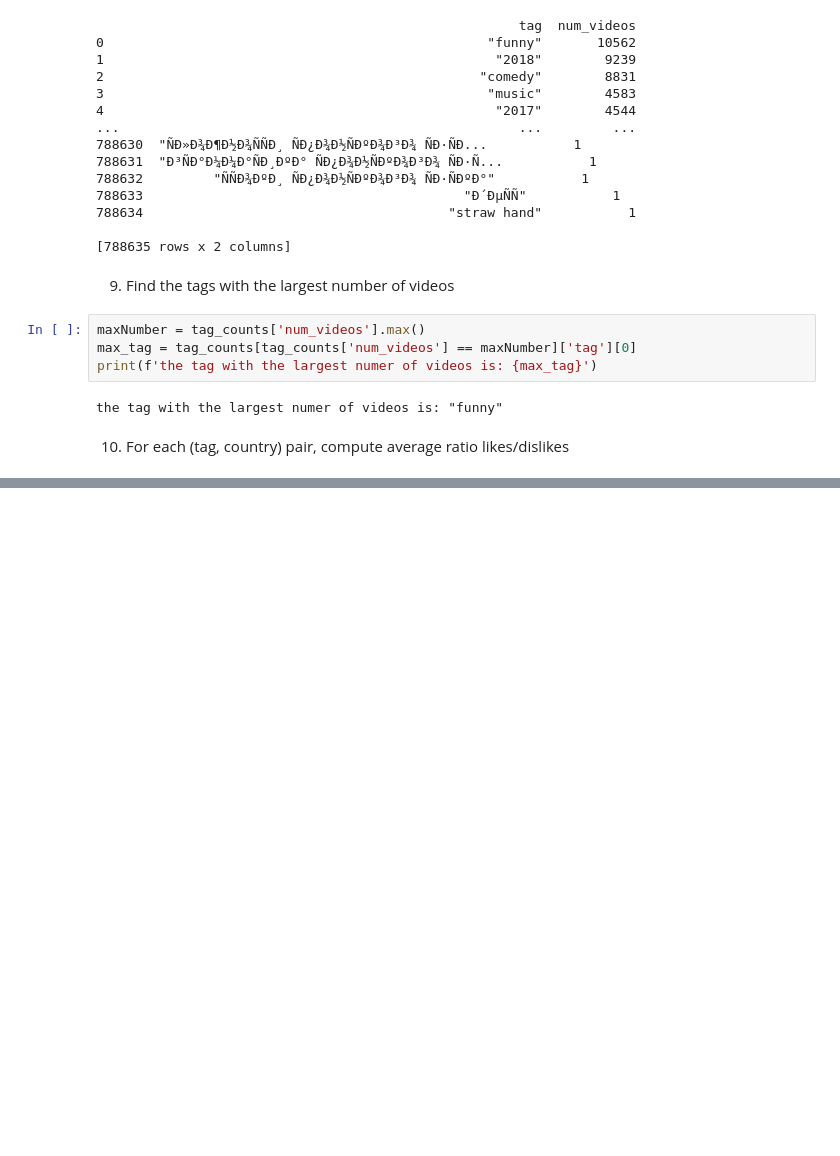
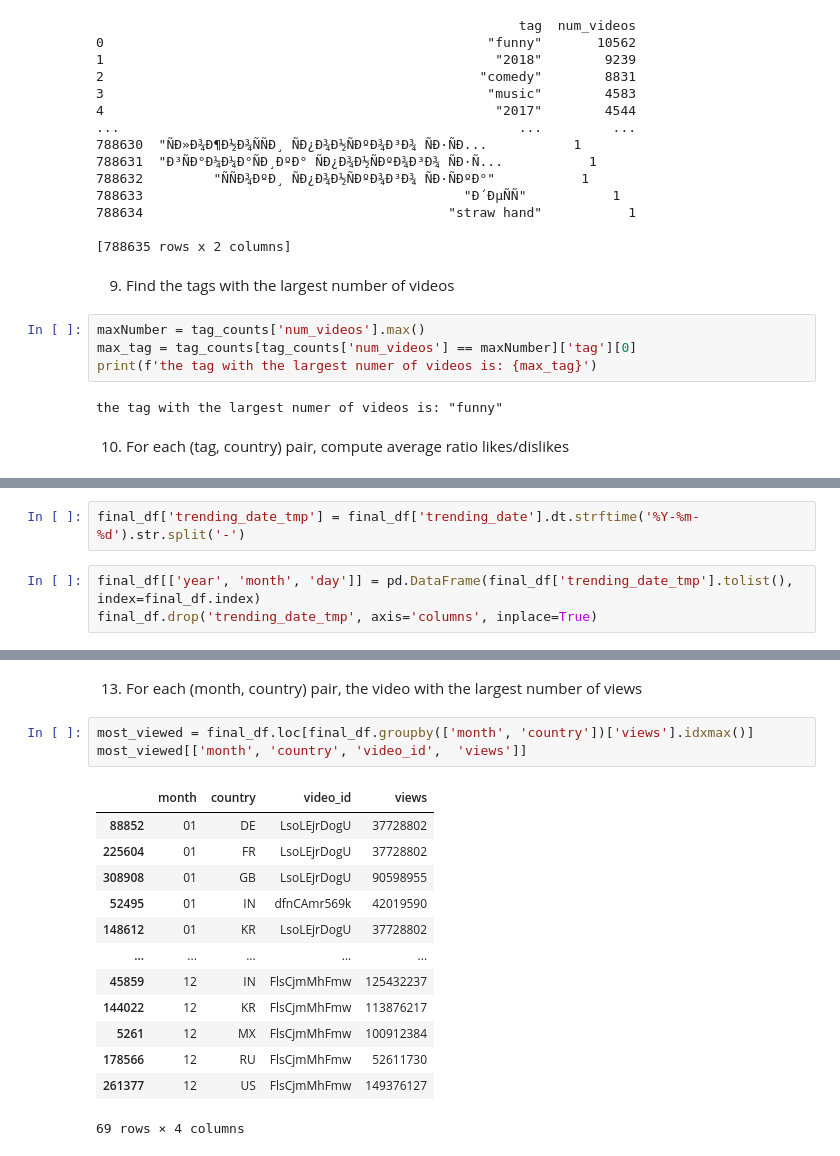
Before and after one commit to pietromaggioni/Foundation-of-Computer-Science-Project---UNIMIB, a Jupyter notebook: FCS-project.ipynb, the cells around one changed output, grey strips where cells are left out. Drawn from its saved outputs; the diff is of its cells as text; blank space fills up the shorter version.

```diff
--- a/FCS-project.ipynb
+++ b/FCS-project.ipynb
@@ -217,0 +241,5 @@ agg.head(5)
+# %%
+final_df['trending_date_tmp'] = final_df['trending_date'].dt.strftime('%Y-%m-%d').str.split('-')
+# %%
+final_df[['year', 'month', 'day']] = pd.DataFrame(final_df['trending_date_tmp'].tolist(), index=final_df.index)
+final_df.drop('trending_date_tmp', axis='columns', inplace=True)
@@ -217,0 +262,19 @@ agg.head(5)
+# %% [markdown]
+13. For each (month, country) pair, the video with the largest number of views
+# %%
+most_viewed = final_df.loc[final_df.groupby(['month', 'country'])['views'].idxmax()]
+most_viewed[['month', 'country', 'video_id',  'views']]
+# %% [output]
+|  | month | country | video_id | views |
+| 88852 | 01 | DE | LsoLEjrDogU | 37728802 |
+| 225604 | 01 | FR | LsoLEjrDogU | 37728802 |
+| 308908 | 01 | GB | LsoLEjrDogU | 90598955 |
+| 52495 | 01 | IN | dfnCAmr569k | 42019590 |
+| 148612 | 01 | KR | LsoLEjrDogU | 37728802 |
+| ... | ... | ... | ... | ... |
+| 45859 | 12 | IN | FlsCjmMhFmw | 125432237 |
+| 144022 | 12 | KR | FlsCjmMhFmw | 113876217 |
+| 5261 | 12 | MX | FlsCjmMhFmw | 100912384 |
+| 178566 | 12 | RU | FlsCjmMhFmw | 52611730 |
+| 261377 | 12 | US | FlsCjmMhFmw | 149376127 |
+69 rows × 4 columns
```
Also changed, not shown: parts of 12 cells of this notebook.
